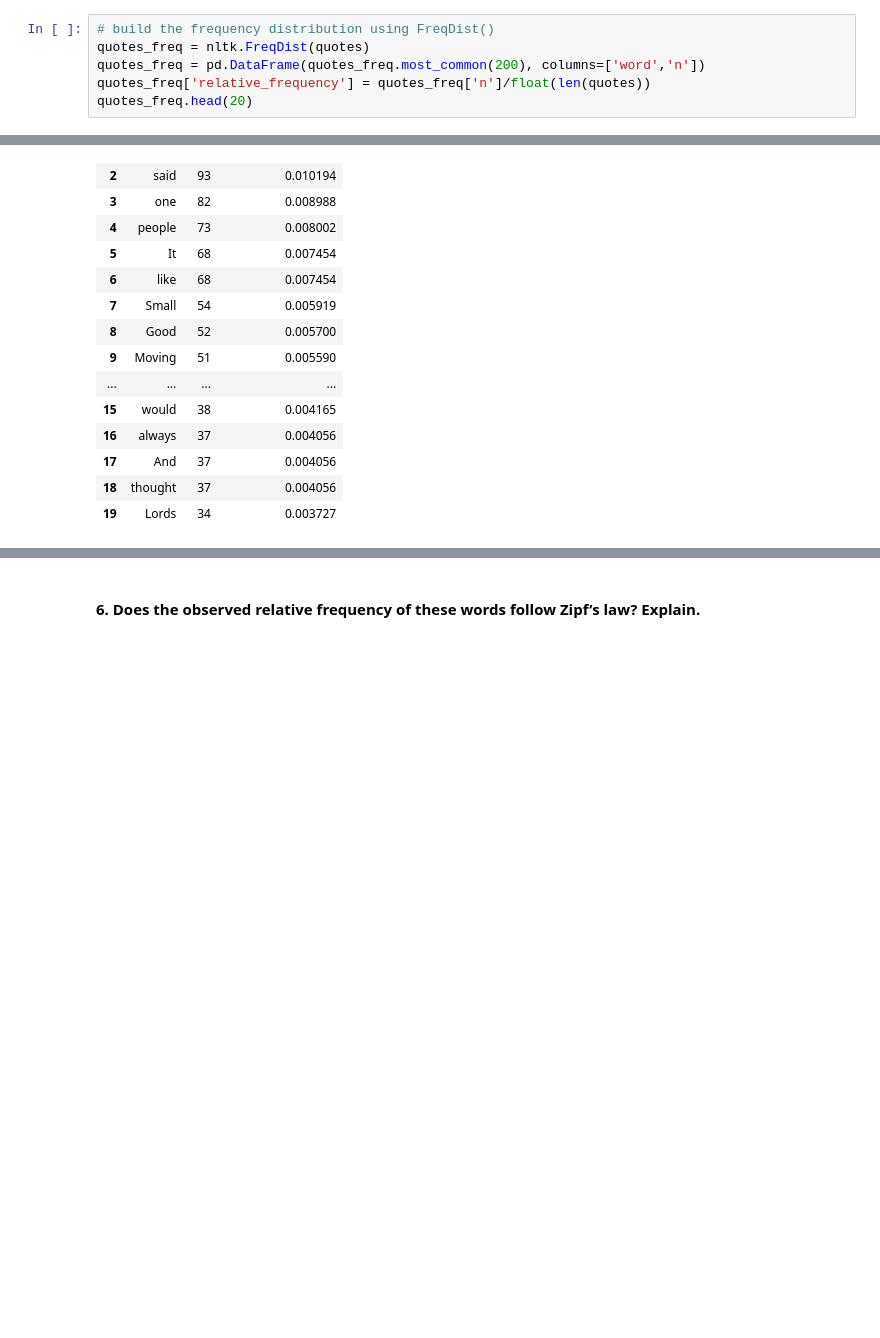
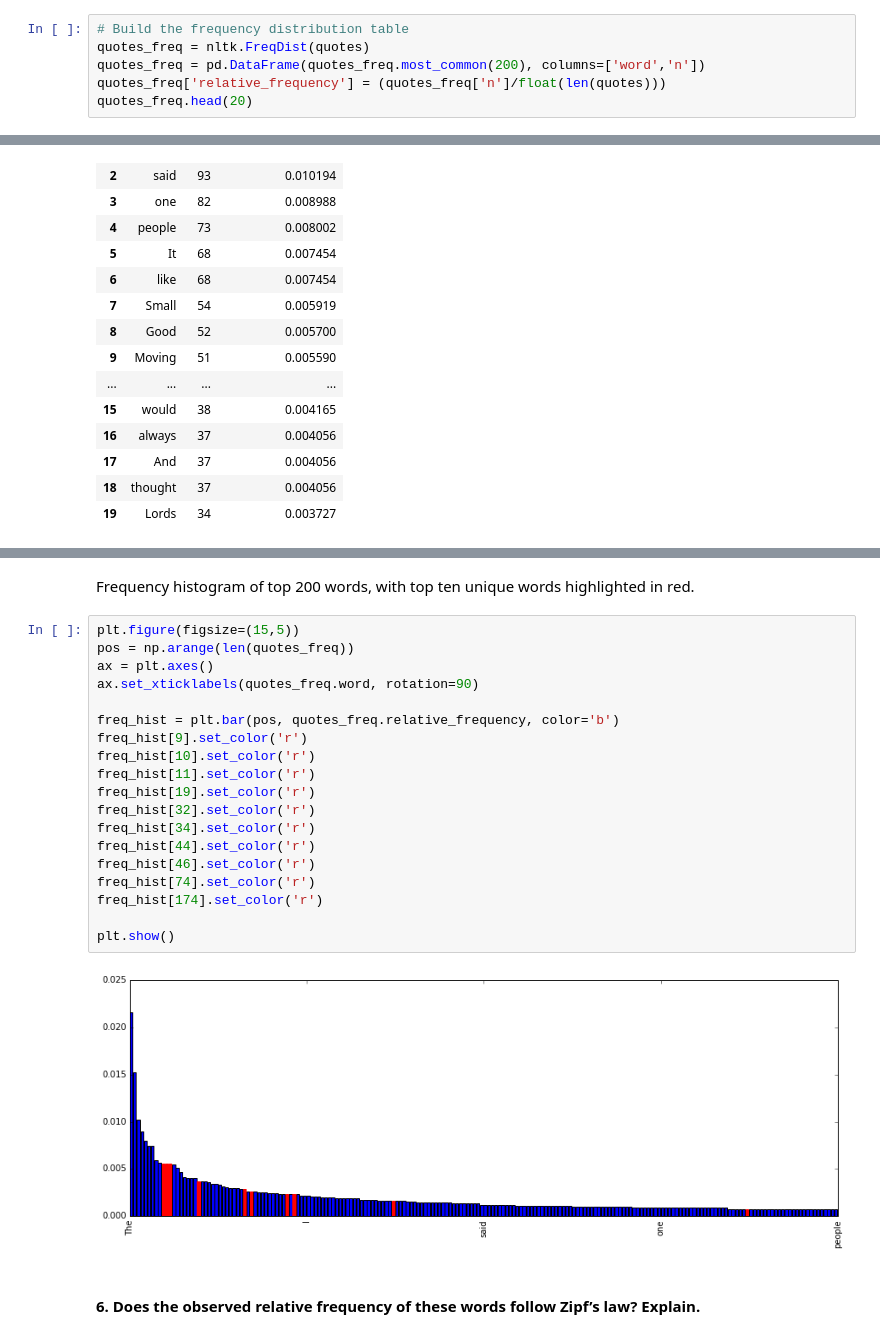
Before and after one commit to Galanopoulog/DATA620-Assignment-5, a Jupyter notebook: Week 4 - Assignment 5.ipynb, the cells around one changed output, grey strips where cells are left out. Drawn from its saved outputs; the diff is of its cells as text; blank space fills up the shorter version.

```diff
--- a/Week 4 - Assignment 5.ipynb
+++ b/Week 4 - Assignment 5.ipynb
@@ -77,10 +80,10 @@ print (Total)
 # %% [markdown]
 #### 4. Identify the 200 highest frequency words in this corpus.
 # %%
-# build the frequency distribution using FreqDist()
+# Build the frequency distribution table
 quotes_freq = nltk.FreqDist(quotes)
 quotes_freq = pd.DataFrame(quotes_freq.most_common(200), columns=['word','n'])
-quotes_freq['relative_frequency'] = quotes_freq['n']/float(len(quotes))
+quotes_freq['relative_frequency'] = (quotes_freq['n']/float(len(quotes)))
 quotes_freq.head(20)
 # %% [output]
 |  | word | n | relative_frequency |
@@ -105,2 +115,25 @@ quotes_freq.head(20)
+# %% [markdown]
+Frequency histogram of top 200 words, with top ten unique words highlighted in red.
+# %%
+plt.figure(figsize=(15,5))
+pos = np.arange(len(quotes_freq))
+ax = plt.axes()
+ax.set_xticklabels(quotes_freq.word, rotation=90)
+
+freq_hist = plt.bar(pos, quotes_freq.relative_frequency, color='b')
+freq_hist[9].set_color('r')
+freq_hist[10].set_color('r')
+freq_hist[11].set_color('r')
+freq_hist[19].set_color('r')
+freq_hist[32].set_color('r')
+freq_hist[34].set_color('r')
+freq_hist[44].set_color('r')
+freq_hist[46].set_color('r')
+freq_hist[74].set_color('r')
+freq_hist[174].set_color('r')
+
+plt.show()
+# %% [output]
+[figure, added]
 # %% [markdown]
 #### 6. Does the observed relative frequency of these words follow Zipf’s law? Explain.
```
Also changed, not shown: parts of 10 cells of this notebook.
